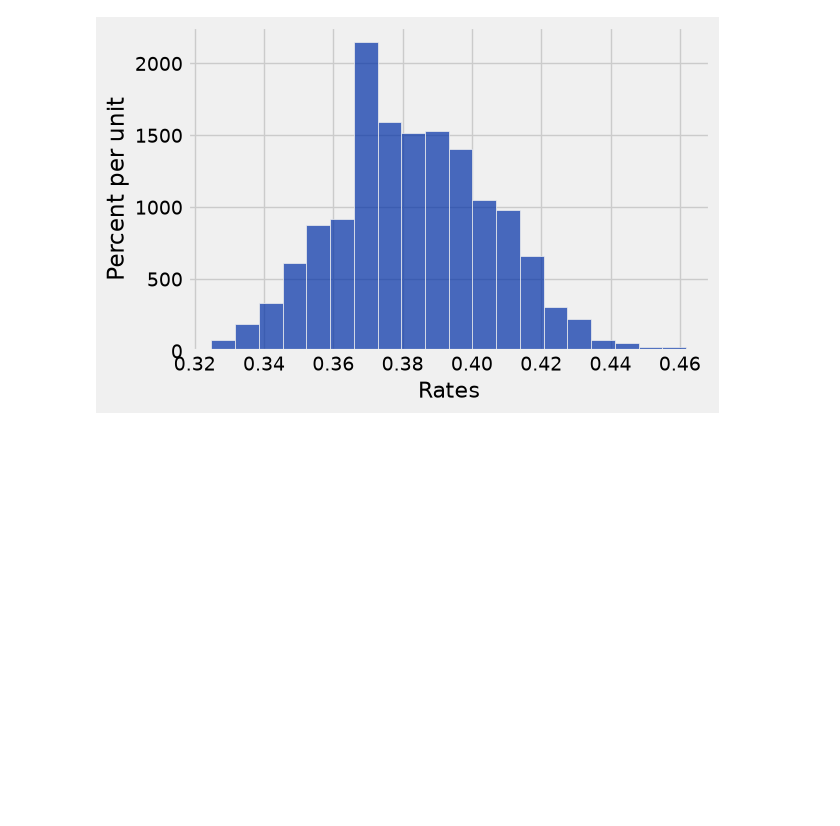
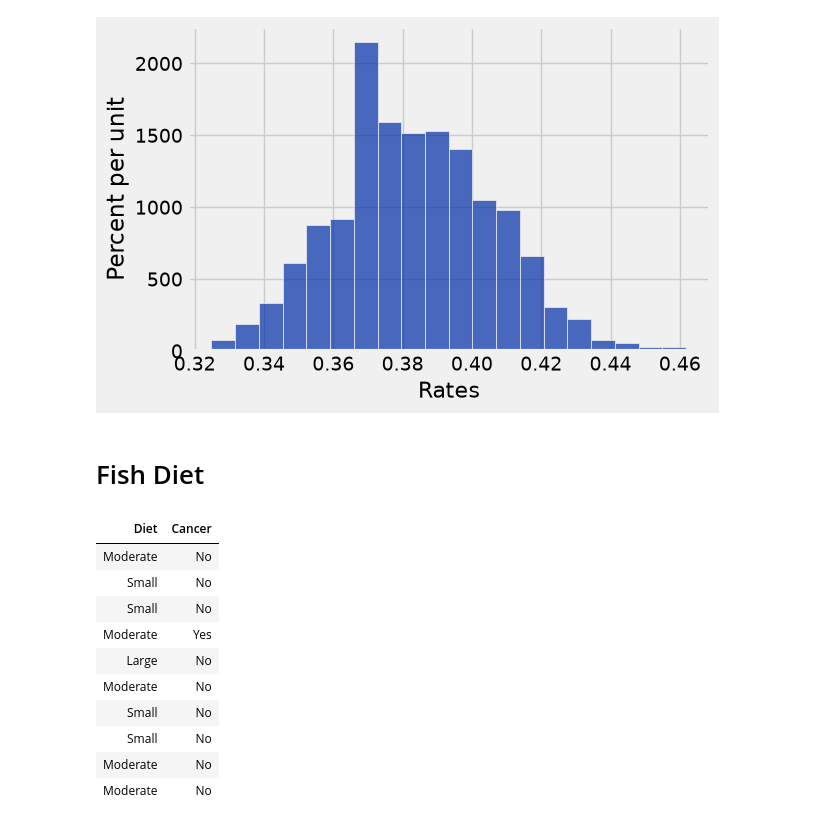
Before and after one commit to lawtonsclass/f26-code-from-class, a Jupyter notebook: data8/ch12.ipynb, the cells around one changed output. Saved outputs shown, nothing was run; the diff lists cells and outputs as text; code cells hidden in the pictures; blank space fills up the shorter version.

```diff
--- a/data8/ch12.ipynb
+++ b/data8/ch12.ipynb
@@ -383,3 +383,20 @@ np.count_nonzero(simulated_rates >= 0.742038) / len(simulated_rates)
 # %% [output]
 0.0
 [figure]
+# %% [markdown]
+# Fish Diet
+# %%
+fish = Table.read_table('data/fish-diet.csv')
+fish.sample(10)
+# %% [output]
+| Diet | Cancer |
+| Moderate | No |
+| Small | No |
+| Small | No |
+| Moderate | Yes |
+| Large | No |
+| Moderate | No |
+| Small | No |
+| Small | No |
+| Moderate | No |
+| Moderate | No |
```
Also changed, not shown: parts of 2 cells of this notebook.
